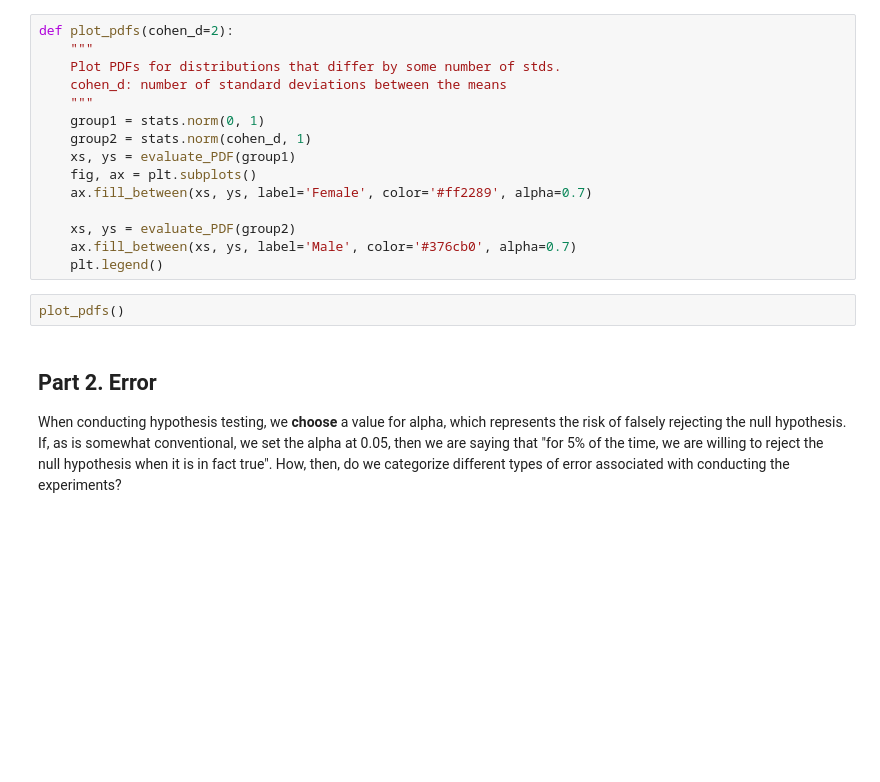
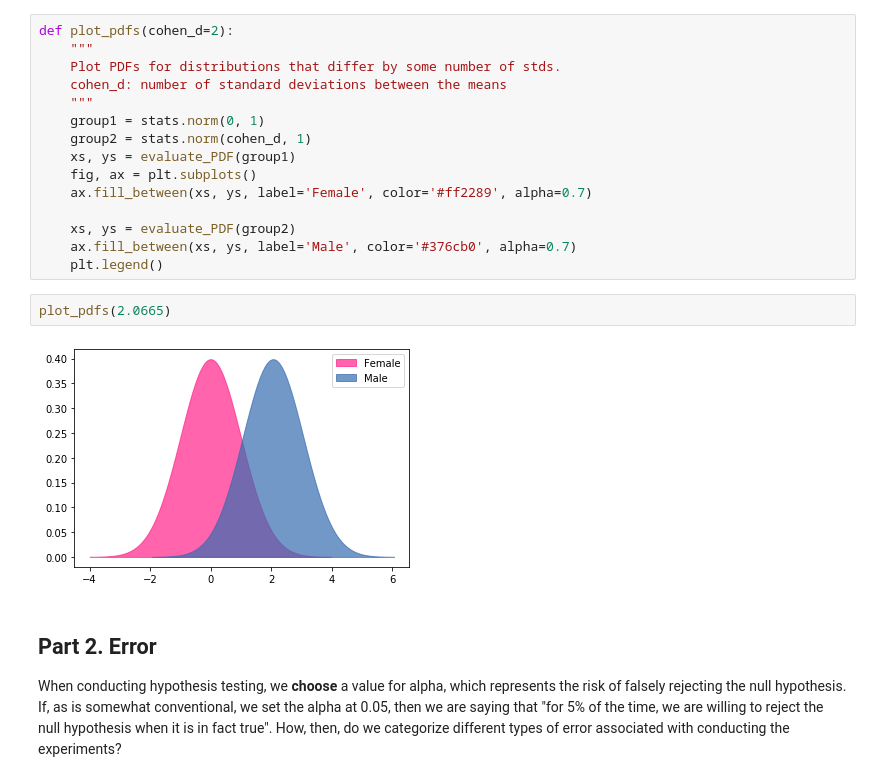
Before and after one commit to lecritch/effect_size_power_seattle-chicago-ds, a Jupyter notebook: effect_size_and_power.ipynb, the cells around one changed output. Cells and saved outputs as stored; diff of their text form; blank space fills up the shorter version.

```diff
--- a/effect_size_and_power.ipynb
+++ b/effect_size_and_power.ipynb
@@ -155,7 +161,9 @@ def plot_pdfs(cohen_d=2):
     ax.fill_between(xs, ys, label='Male', color='#376cb0', alpha=0.7)
     plt.legend()
 # %%
-plot_pdfs()
+plot_pdfs(2.0665)
+# %% [output]
+[figure, added]
 # %% [markdown]
 ## Part 2. Error
 When conducting hypothesis testing, we __choose__ a value for alpha, which represents the risk of falsely rejecting the null hypothesis. If, as is somewhat conventional, we set the alpha at 0.05, then we are saying that "for 5% of the time, we are willing to reject the null hypothesis when it is in fact true". How, then, do we categorize different types of error associated with conducting the experiments?
```
Also changed, not shown: parts of 15 cells of this notebook.
